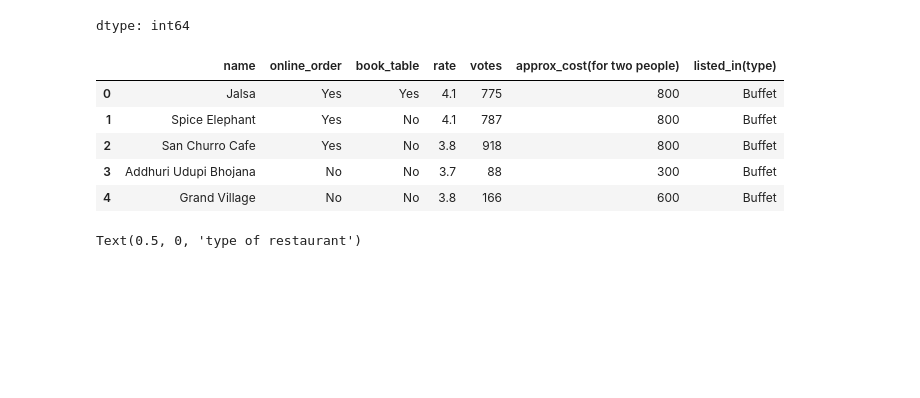
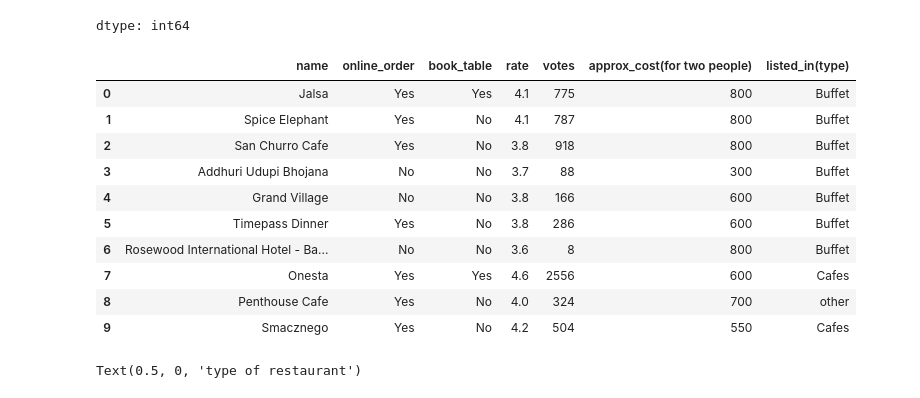
Before and after one commit to prw09/zomato_eda, a Jupyter notebook: Zomato_EDA.ipynb, the cells around one changed output. Cells and saved outputs as stored; diff of their text form; code cells hidden in the pictures; blank space fills up the shorter version.

```diff
--- a/Zomato_EDA.ipynb
+++ b/Zomato_EDA.ipynb
@@ -95,14 +95,19 @@ dtype: int64
 # %%
 # Type of restaturant
 
-data.head()
+data.head(10)
 # %% [output]
 |  | name | online_order | book_table | rate | votes | approx_cost(for two people) | listed_in(type) |
 | 0 | Jalsa | Yes | Yes | 4.1 | 775 | 800 | Buffet |
 | 1 | Spice Elephant | Yes | No | 4.1 | 787 | 800 | Buffet |
 | 2 | San Churro Cafe | Yes | No | 3.8 | 918 | 800 | Buffet |
 | 3 | Addhuri Udupi Bhojana | No | No | 3.7 | 88 | 300 | Buffet |
 | 4 | Grand Village | No | No | 3.8 | 166 | 600 | Buffet |
+| 5 | Timepass Dinner | Yes | No | 3.8 | 286 | 600 | Buffet |
+| 6 | Rosewood International Hotel - Ba... | No | No | 3.6 | 8 | 800 | Buffet |
+| 7 | Onesta | Yes | Yes | 4.6 | 2556 | 600 | Cafes |
+| 8 | Penthouse Cafe | Yes | No | 4.0 | 324 | 700 | other |
+| 9 | Smacznego | Yes | No | 4.2 | 504 | 550 | Cafes |
 # %%
 sns.countplot(x = data['listed_in(type)'])
 plt.xlabel('type of restaurant')
```
Also changed, not shown: parts of 4 cells of this notebook.
